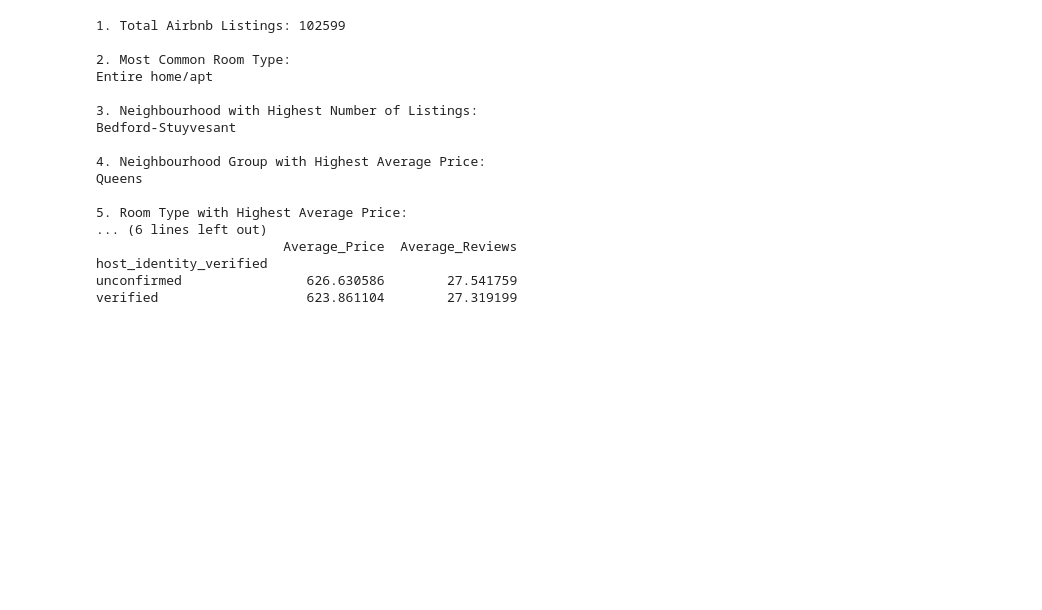
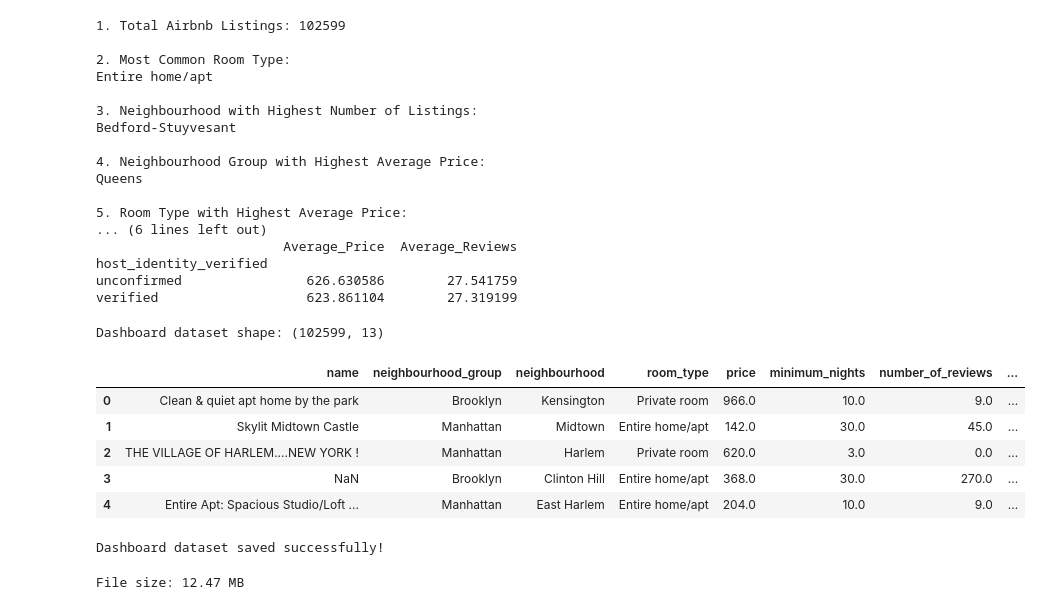
Before and after one commit to avxsharma-glitch/EDA---Exploratory-Data-Analysis, a Jupyter notebook: Airbnb_Hotel_Booking_Data_Analysis.ipynb, the cells around one changed output. Drawn from its saved outputs; the diff is of its cells as text; code cells hidden in the pictures; blank space fills up the shorter version.

Commit message:
update the streamlit dashboard

```diff
--- a/Airbnb_Hotel_Booking_Data_Analysis.ipynb
+++ b/Airbnb_Hotel_Booking_Data_Analysis.ipynb
@@ -523,28 +523,58 @@ host_identity_verified
 unconfirmed                626.630586        27.541759
 verified                   623.861104        27.319199
 # %%
-dashboard_data = df[
-    [
-        'name',
-        'neighbourhood_group',
-        'neighbourhood',
-        'room_type',
-        'price',
-        'minimum_nights',
-        'number_of_reviews',
-        'reviews_per_month',
-        'review_rate_number',
-        'availability_365',
-        'host_identity_verified',
-        'instant_bookable',
-        'cancellation_policy'
-    ]
+# Select columns needed for the Streamlit dashboard
+
+dashboard_columns = [
+    'name',
+    'neighbourhood_group',
+    'neighbourhood',
+    'room_type',
+    'price',
+    'minimum_nights',
+    'number_of_reviews',
+    'reviews_per_month',
+    'review_rate_number',
+    'availability_365',
+    'host_identity_verified',
+    'instant_bookable',
+    'cancellation_policy'
 ]
 
-dashboard_data.to_csv(
-    'airbnb_dashboard_data.csv',
-    index=False
-)
+dashboard_data = df[dashboard_columns].copy()
+
+print("Dashboard dataset shape:", dashboard_data.shape)
+
+dashboard_data.head()
+# %% [output]
+Dashboard dataset shape: (102599, 13)
+|  | name | neighbourhood_group | neighbourhood | room_type | price | minimum_nights | number_of_reviews | ... |
+| 0 | Clean & quiet apt home by the park | Brooklyn | Kensington | Private room | 966.0 | 10.0 | 9.0 | ... |
+| 1 | Skylit Midtown Castle | Manhattan | Midtown | Entire home/apt | 142.0 | 30.0 | 45.0 | ... |
+| 2 | THE VILLAGE OF HARLEM....NEW YORK ! | Manhattan | Harlem | Private room | 620.0 | 3.0 | 0.0 | ... |
+| 3 | NaN | Brooklyn | Clinton Hill | Entire home/apt | 368.0 | 30.0 | 270.0 | ... |
+| 4 | Entire Apt: Spacious Studio/Loft ... | Manhattan | East Harlem | Entire home/apt | 204.0 | 10.0 | 9.0 | ... |
+# %%
+dashboard_data.to_csv(
+    'airbnb_dashboard_data.csv',
+    index=False
+)
+
+print("Dashboard dataset saved successfully!")
+# %% [output]
+Dashboard dataset saved successfully!
+# %%
+# Check file size
+
+import os
+
+file_size = os.path.getsize(
+    'airbnb_dashboard_data.csv'
+) / (1024 * 1024)
+
+print(f"File size: {file_size:.2f} MB")
+# %% [output]
+File size: 12.47 MB
 # %%
 from google.colab import files
 
```
Also changed, not shown: parts of 2 cells of this notebook.
